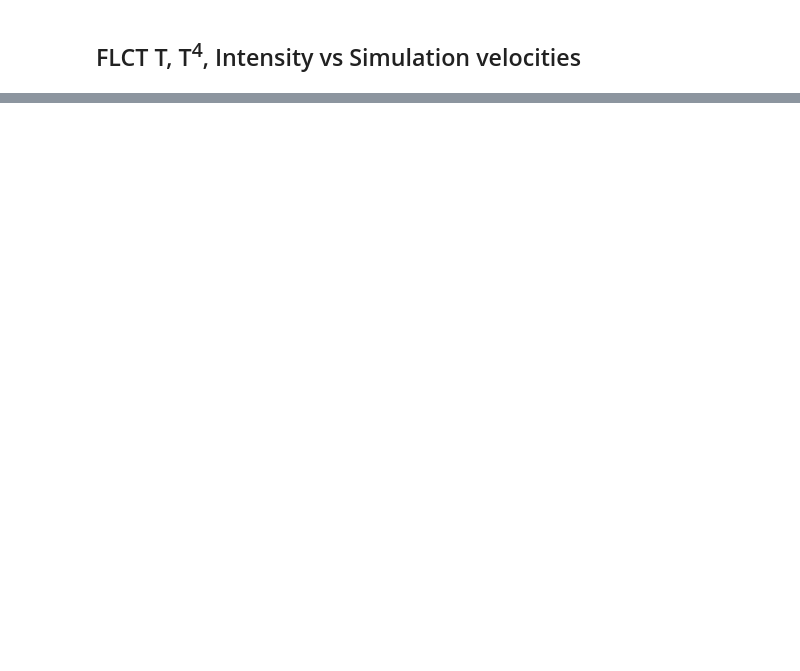
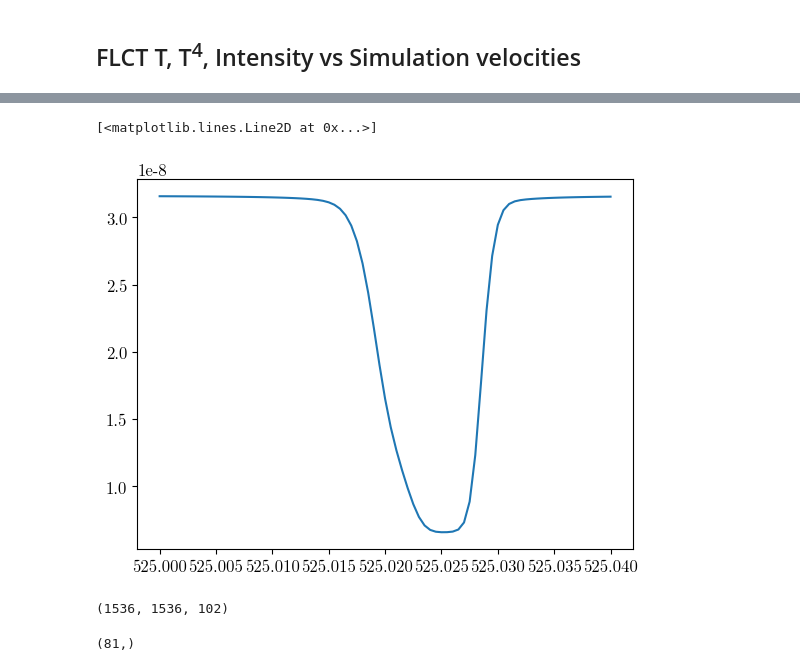
Before and after one commit to TheodoreKostic/Tracking_features, a Jupyter notebook: FirstPaper/Paper.ipynb, the cells around one changed output, grey strips where cells are left out. Cells and saved outputs as stored; diff of their text form; code cells hidden in the pictures; blank space fills up the shorter version.

```diff
--- a/FirstPaper/Paper.ipynb
+++ b/FirstPaper/Paper.ipynb
@@ -286,0 +323,11 @@ plt.savefig("Real_vs_derivedT.png", bbox_inches = 'tight', dpi = 300)
+# %%
+Intensity_lambda = np.linspace(525.0, 525.04, num = 81, endpoint = True)
+# %%
+plt.plot(Intensity_lambda, Intensity[1,1,21:])
+# %% [output]
+[<matplotlib.lines.Line2D at 0x...>]
+[figure, added]
+# %%
+np.shape(Intensity)
+# %% [output]
+(1536, 1536, 102)
@@ -286,0 +336,4 @@ plt.savefig("Real_vs_derivedT.png", bbox_inches = 'tight', dpi = 300)
+# %%
+np.shape(Line_mean)
+# %% [output]
+(81,)
```
Also changed, not shown: parts of 34 cells of this notebook.
